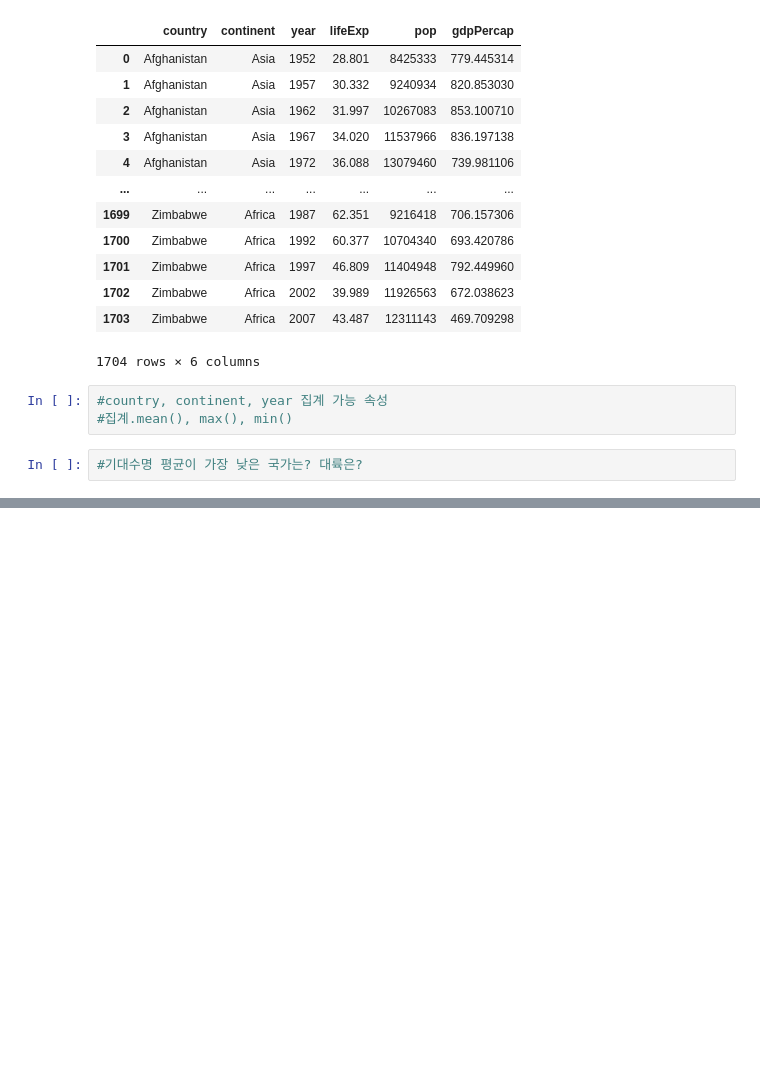
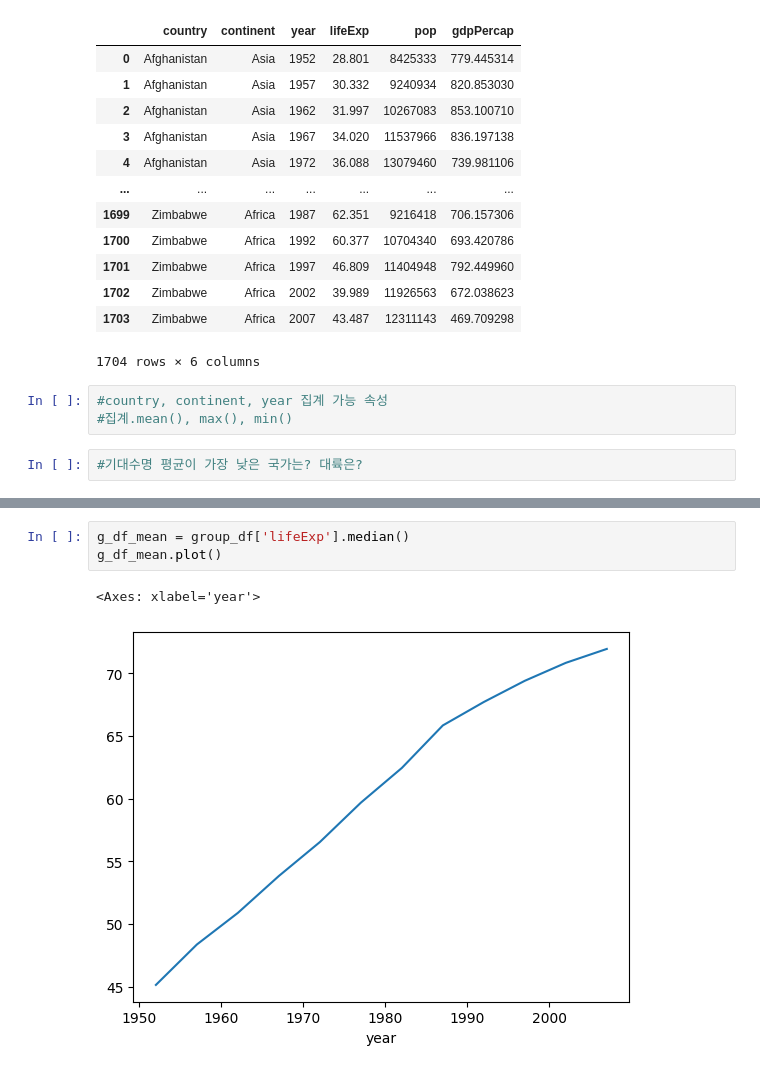
Before and after one commit to yleessam/hipython_rep, a Jupyter notebook: 13_데이터프레임연습.ipynb, the cells around one changed output, grey strips where cells are left out. Cells and saved outputs as stored; diff of their text form; blank space fills up the shorter version.

```diff
--- a/13_데이터프레임연습.ipynb
+++ b/13_데이터프레임연습.ipynb
@@ -343,0 +350,6 @@ df
+# %%
+g_df_mean = group_df['lifeExp'].median()
+g_df_mean.plot()
+# %% [output]
+<Axes: xlabel='year'>
+[figure, added]
```
Also changed, not shown: parts of 2 cells of this notebook, 1 other file.
